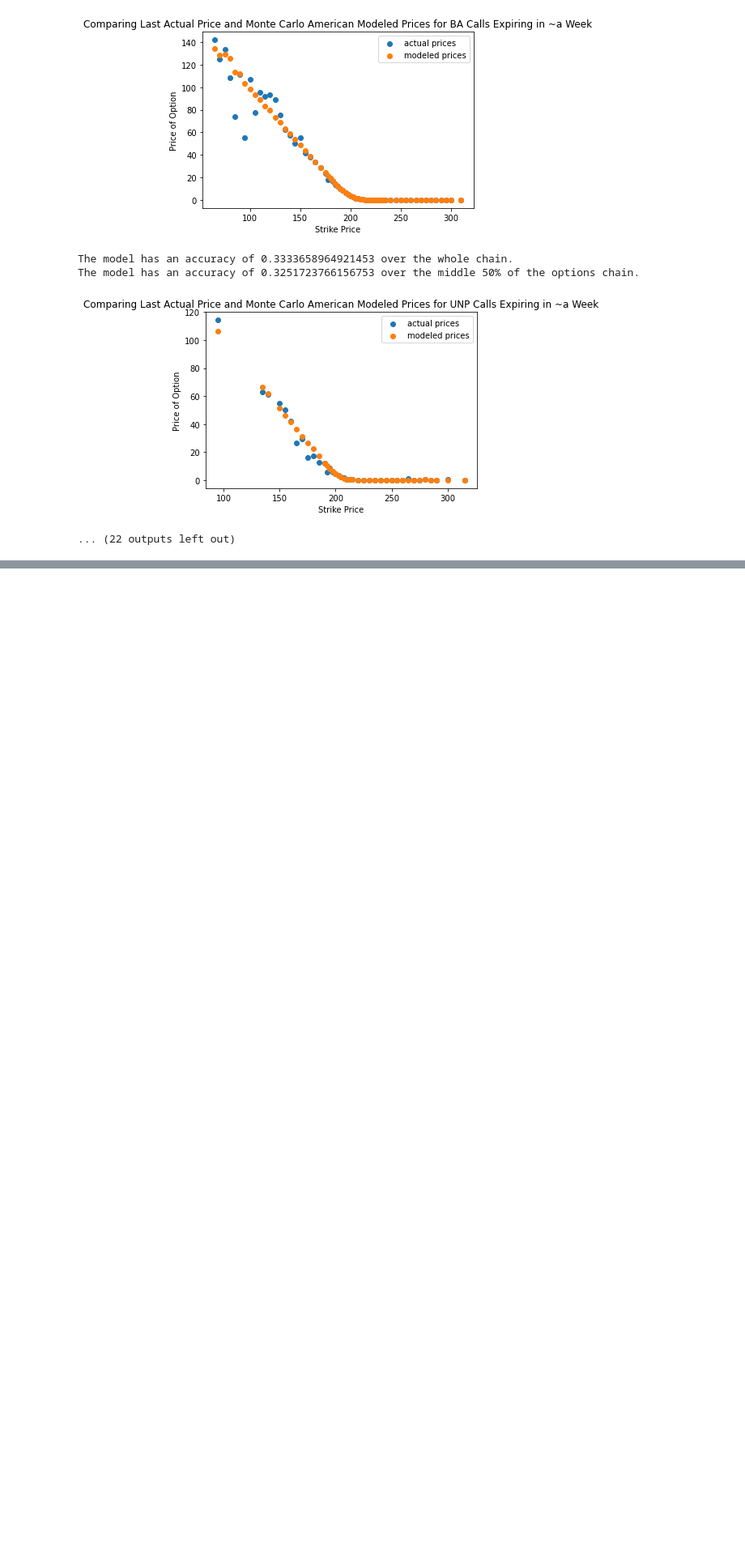
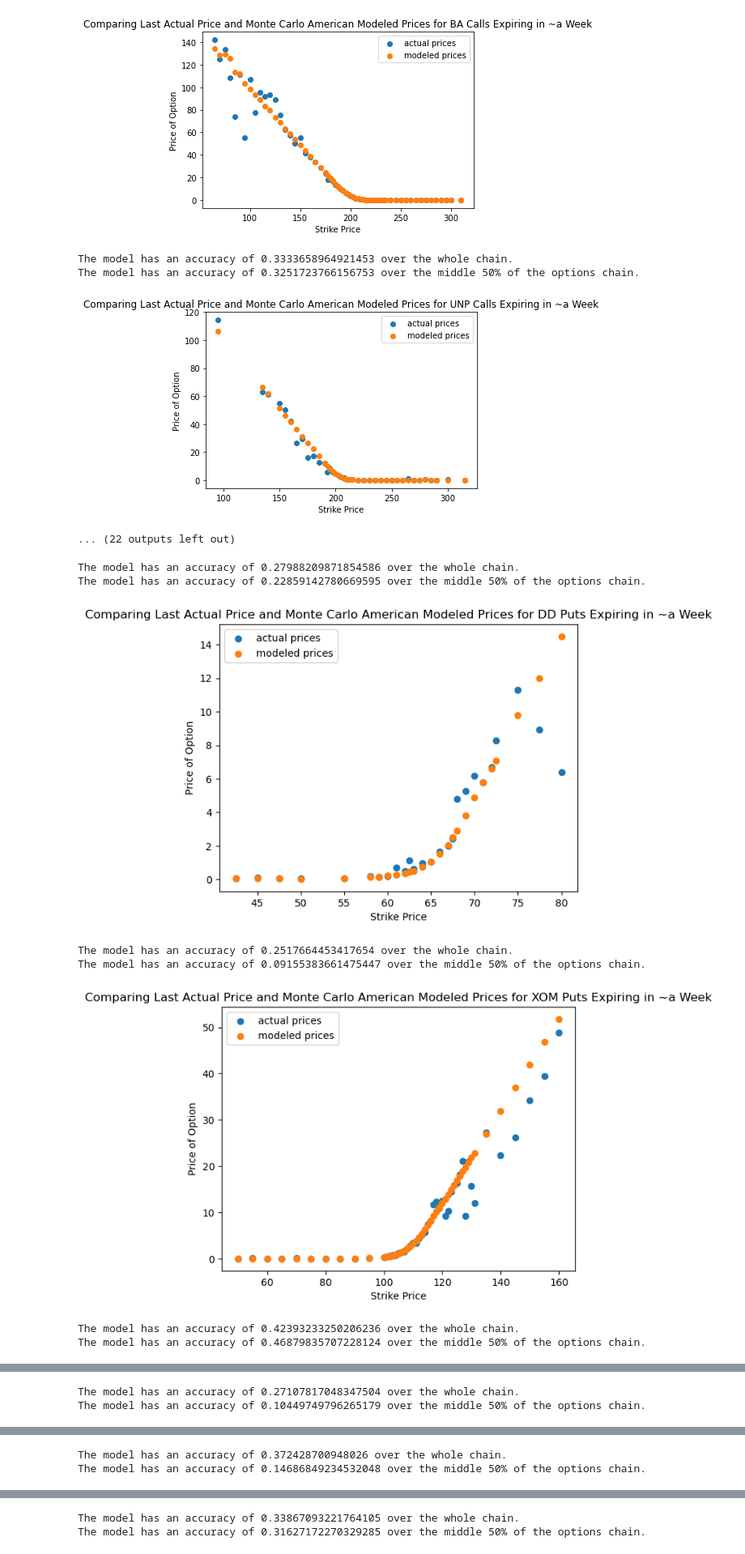
Before and after one commit to ili23/CDS-QF-Options-Pricing-Model, a Jupyter notebook: monte-carlo_model.ipynb, the cells around one changed output, grey strips where cells are left out. Shown at 81% size. Drawn from its saved outputs; the diff is of its cells as text; code cells hidden in the pictures; blank space fills up the shorter version.

Commit message:
- Added put testing for American Monte Carlo

```diff
--- a/monte-carlo_model.ipynb
+++ b/monte-carlo_model.ipynb
@@ -366,3 +366,76 @@ The model has an accuracy of 0.3333658964921453 over the whole chain.
 The model has an accuracy of 0.3251723766156753 over the middle 50% of the options chain.
 [figure]
 ... (22 outputs left out)
+# %%
+int_rate = 0.0344 #risk free interest rate today
+def compare(ticker,date):
+    """
+    Generates plots comparing the modeled prices from the Binomial Model Tree to
+    actual stock data.
+    ticker: ticker for the stock
+    date: options expiration date
+    """
+    formatted_date = datetime.date(int(date[0:4]),int(date[5:7]),int(date[8::]))
+    tte = formatted_date - datetime.date.today()
+    stock = yf.Ticker(ticker)
+    stock_price = stock.info['currentPrice']
+    opt_chain = stock.option_chain(date)
+    puts = opt_chain.puts
+    puts["modeled_price"] = 0
+    puts["percent_error"] = 0
+    for i in range(0,puts.shape[0]):
+        S0 = stock_price
+        K = puts['strike'][i]
+        sigma = puts['impliedVolatility'][i]
+        T = tte.days / 365
+        M = 50
+        I = 50000
+
+        S = generate_paths(S0, int_rate, sigma, T, M, I)
+        calculated_price = lsm_american_option_pricing(S, K, int_rate, T, option_category='put')
+        puts["modeled_price"][i] = calculated_price if (calculated_price < 2000 and calculated_price > 0) else 0
+        puts["percent_error"][i] = abs((puts['lastPrice'][i] - puts["modeled_price"][i])/puts['lastPrice'][i])
+    print("The model has an accuracy of " + str(puts["percent_error"].mean()) + " over the whole chain.")
+    bottom = puts.shape[0]//4
+    top = bottom*3
+    print("The model has an accuracy of " + str(puts["percent_error"][bottom:top].mean()) + " over the middle 50% of the options chain.")
+    plt.scatter(puts['strike'].to_numpy(),puts['lastPrice'].to_numpy(),label="actual prices")
+    plt.scatter(puts['strike'].to_numpy(),puts["modeled_price"].to_numpy(),label="modeled prices")
+    plt.title('Comparing Last Actual Price and Monte Carlo American Modeled Prices for ' + ticker + ' Puts Expiring in ~a Week')
+    plt.ylabel('Price of Option')
+    plt.xlabel('Strike Price')
+    plt.legend()
+    plt.show()
+    return
+
+stocks = {
+    "DD":'2023-05-19', #Energy Sector
+    "XOM":'2023-05-19', #Energy Sector
+    "SHW":'2023-05-19', #Materials Sector
+    "CVX":'2023-05-19', #Materials Sector
+    "BA":'2023-05-19', #Industrial Sector
+    "UNP":'2023-05-19', #Industrial Sector
+    "DUK": '2023-05-19', #Healthcare
+    "JNJ": '2023-05-19', #Healthcare
+    "JPM": '2023-05-19', #Financial
+    "GS" :'2023-05-19', #Financial
+    "AMZN" :'2023-05-19', #Consumer Discretionary Sector
+    "MCD" :'2023-05-19', #Consumer Discretionary Sector
+    "PG" :'2023-05-19',#Consume Staples Sector
+    "AAPL":'2023-05-19', #Tech Sector
+    "MSFT": '2023-05-19',#Tech Sector
+    "GOOG":'2023-05-19', #Communication Sector
+    "AMT": '2023-05-19', #Real Estate
+    }
+
+for key in stocks:
+    compare(key,'2023-05-19')
+# %% [output]
+The model has an accuracy of 0.27988209871854586 over the whole chain.
+The model has an accuracy of 0.22859142780669595 over the middle 50% of the options chain.
+[figure, added]
+The model has an accuracy of 0.2517664453417654 over the whole chain.
+The model has an accuracy of 0.09155383661475447 over the middle 50% of the options chain.
+[figure, added]
+The model has an accuracy of 0.42393233250206236 over the whole chain.
+The model has an accuracy of 0.46879835707228124 over the middle 50% of the options chain.
@@ -368,0 +443,2 @@ The model has an accuracy of 0.3251723766156753 over the middle 50% of the optio
+The model has an accuracy of 0.27107817048347504 over the whole chain.
+The model has an accuracy of 0.10449749796265179 over the middle 50% of the options chain.
@@ -368,0 +446,2 @@ The model has an accuracy of 0.3251723766156753 over the middle 50% of the optio
+The model has an accuracy of 0.372428700948026 over the whole chain.
+The model has an accuracy of 0.14686849234532048 over the middle 50% of the options chain.
@@ -368,0 +449,2 @@ The model has an accuracy of 0.3251723766156753 over the middle 50% of the optio
+The model has an accuracy of 0.33867093221764105 over the whole chain.
+The model has an accuracy of 0.31627172270329285 over the middle 50% of the options chain.
```
Also changed, not shown: parts of 1 cell of this notebook.
